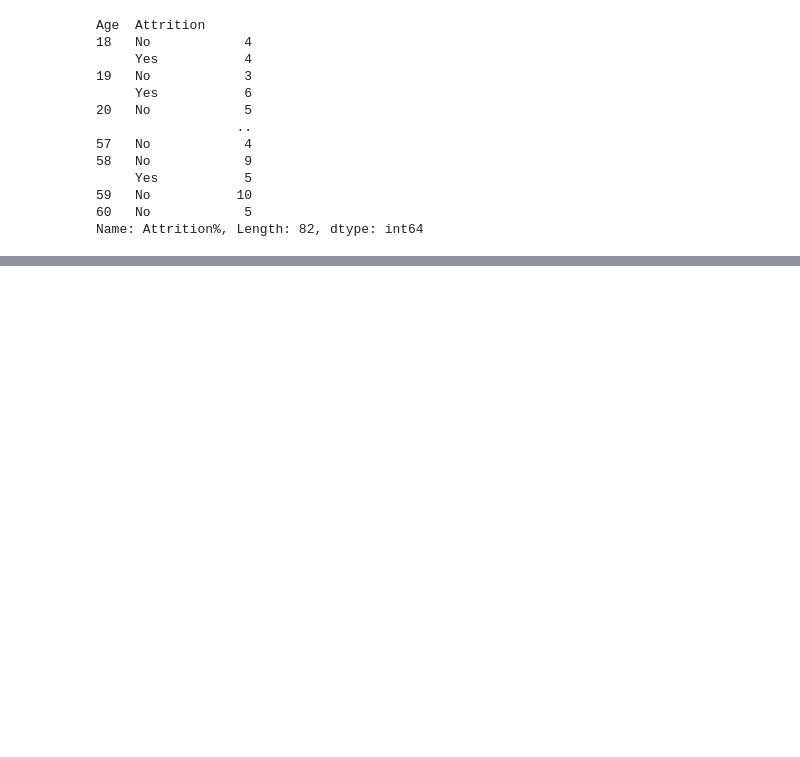
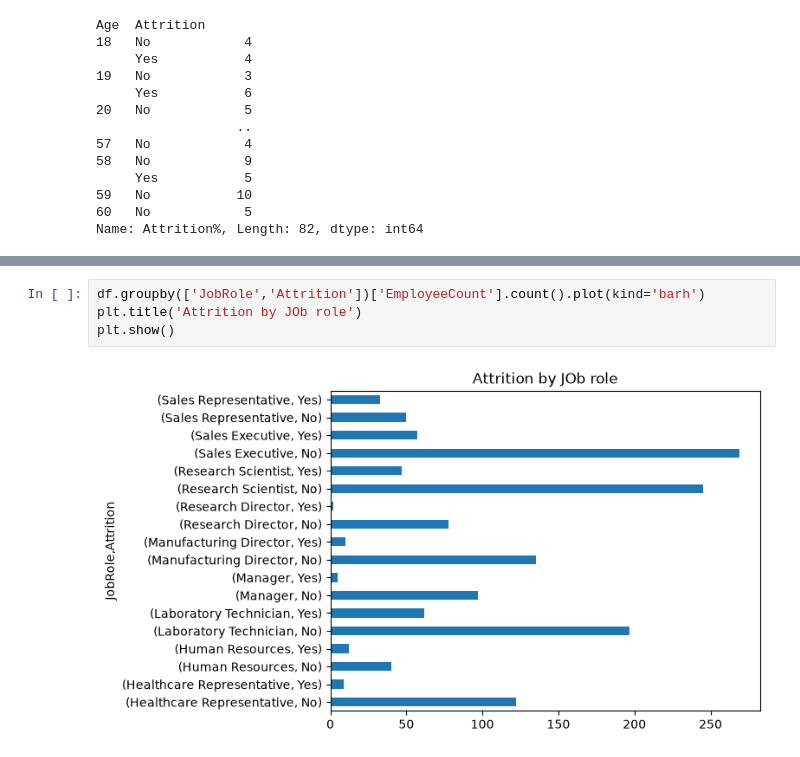
Before and after one commit to Fatima-Arain206/SOFTGROWTECH_INTERNSHIP_FINAL_PROJECT, a Jupyter notebook: Interactive_DashBoards/dashboard.ipynb, the cells around one changed output, grey strips where cells are left out. Drawn from its saved outputs; the diff is of its cells as text; blank space fills up the shorter version.

```diff
--- a/Interactive_DashBoards/dashboard.ipynb
+++ b/Interactive_DashBoards/dashboard.ipynb
@@ -193,0 +218,6 @@ Name: Attrition%, Length: 82, dtype: int64
+# %%
+df.groupby(['JobRole','Attrition'])['EmployeeCount'].count().plot(kind='barh')
+plt.title('Attrition by JOb role')
+plt.show()
+# %% [output]
+[figure, added]
```
Also changed, not shown: parts of 3 cells of this notebook.
